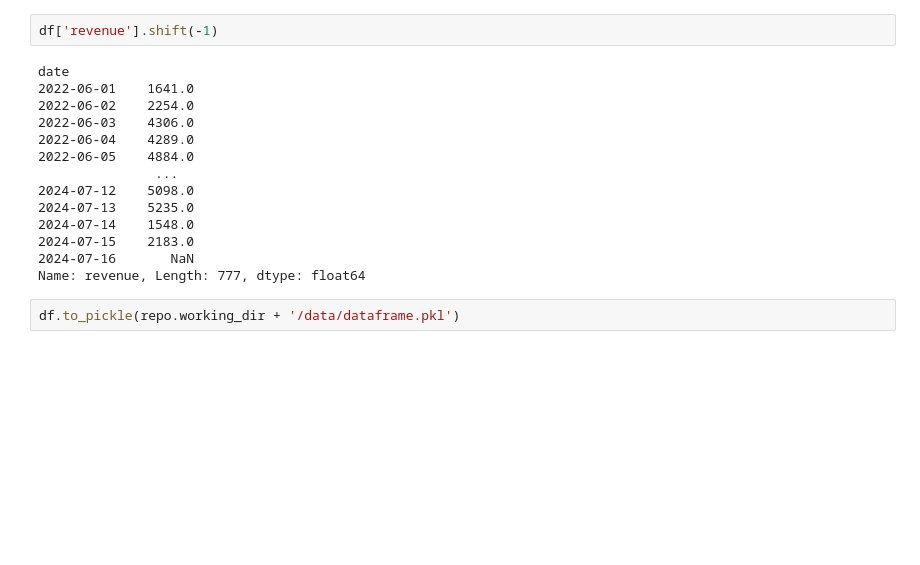
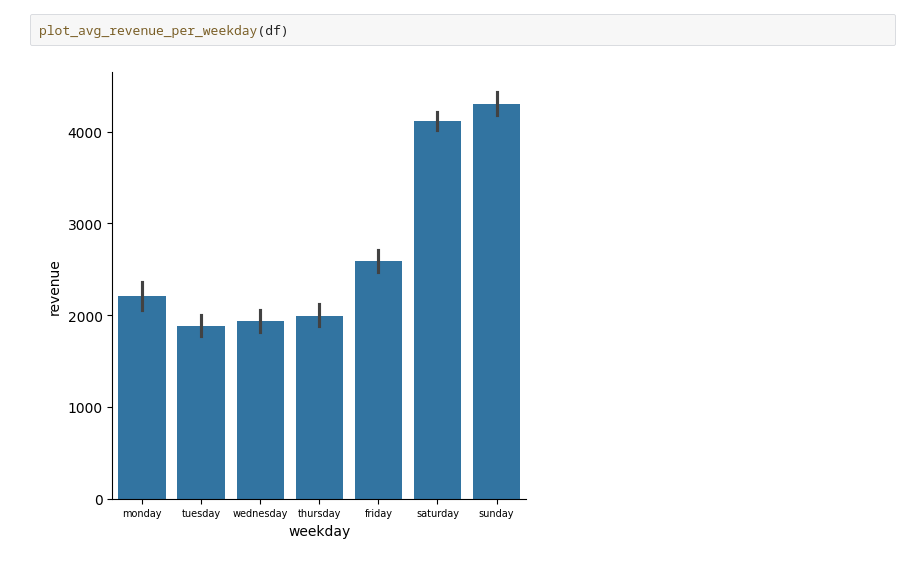
Before and after one commit to JonasEtFi/Restaurant-Revenue-Forecasting, a Jupyter notebook: data_manipulation.ipynb, the cells around one changed output. Cells and saved outputs as stored; diff of their text form; blank space fills up the shorter version.

Commit message:
finished data engineering

```diff
--- a/data_manipulation.ipynb
+++ b/data_manipulation.ipynb
@@ -93,18 +53,4 @@ df.sort_values(by=['revenue'], ascending=False).head(10)
-# %%
-df['revenue'].shift(-1)
-# %% [output]
-date
-2022-06-01    1641.0
-2022-06-02    2254.0
-2022-06-03    4306.0
-2022-06-04    4289.0
-2022-06-05    4884.0
-               ...
-2024-07-12    5098.0
-2024-07-13    5235.0
-2024-07-14    1548.0
-2024-07-15    2183.0
-2024-07-16       NaN
-Name: revenue, Length: 777, dtype: float64
-# %%
-df.to_pickle(repo.working_dir + '/data/dataframe.pkl')
+# %%
+plot_avg_revenue_per_weekday(df)
+# %% [output]
+[figure, added]
```
Also changed, not shown: parts of 11 cells of this notebook, 3 other files.
